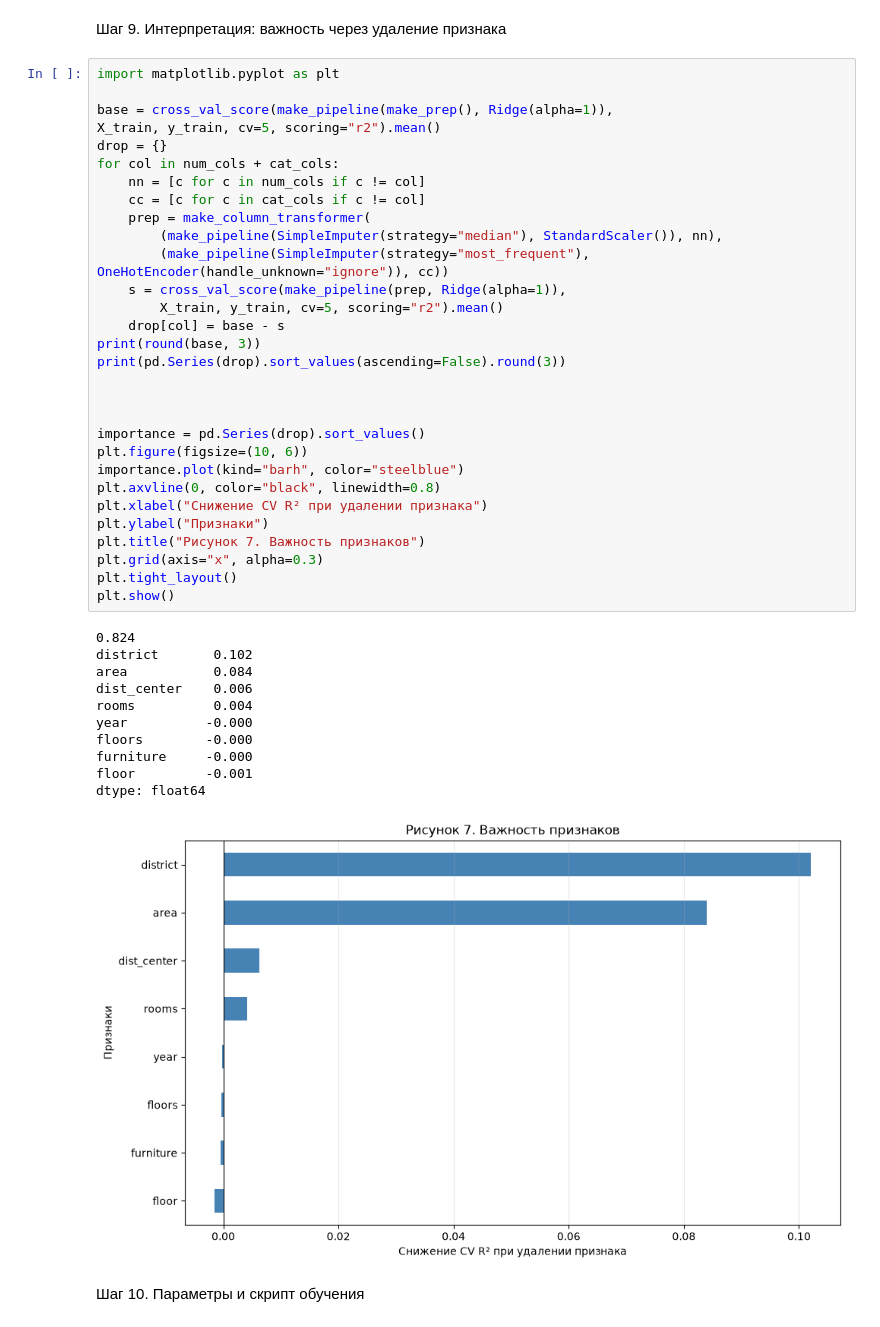
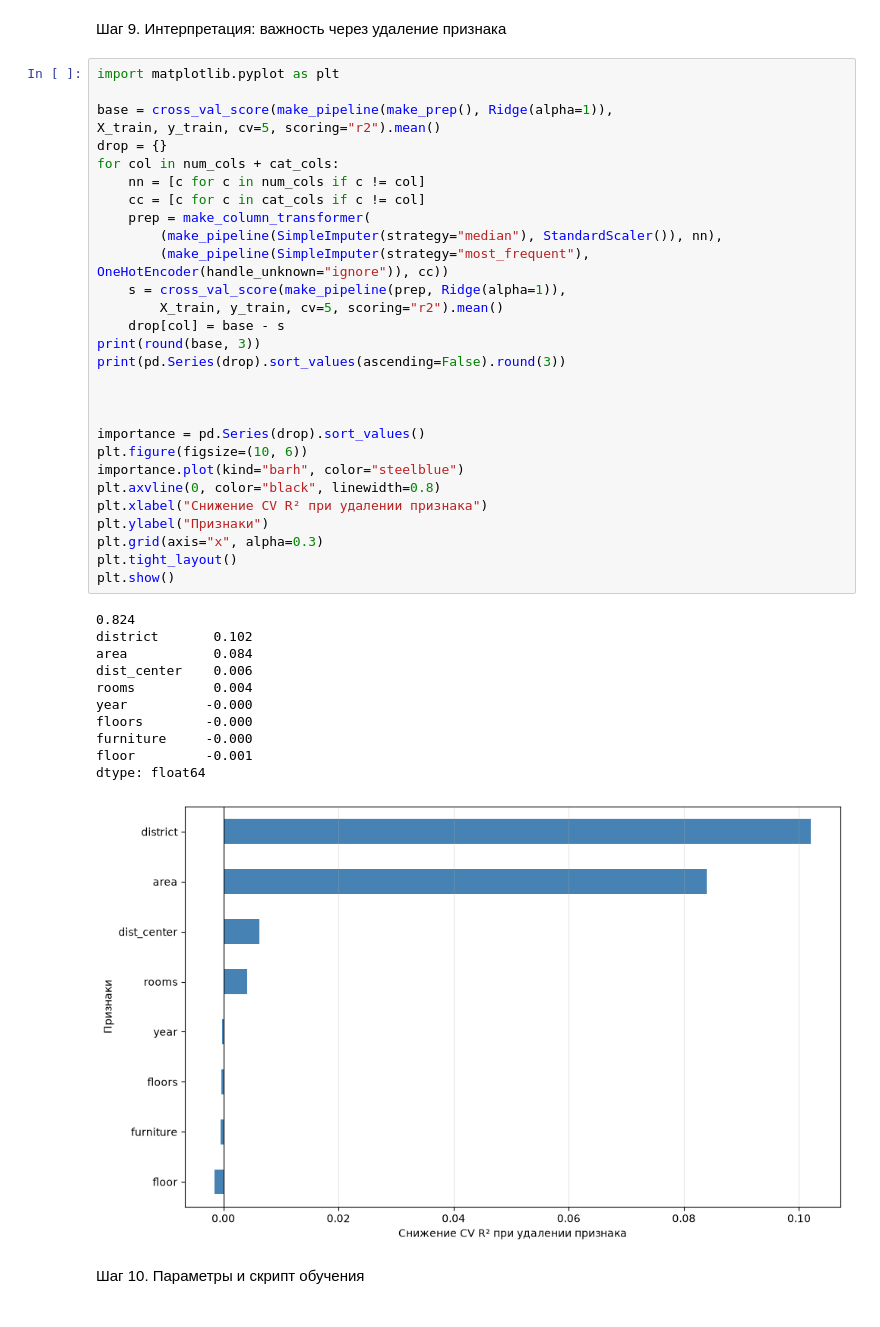
Before and after one commit to MalikovNurdaulet/PAD-Lab8, a Jupyter notebook: notebooks/lab8.ipynb, the cells around one changed output. Saved outputs shown, nothing was run; the diff lists cells and outputs as text.

```diff
--- a/notebooks/lab8.ipynb
+++ b/notebooks/lab8.ipynb
@@ -300,35 +376,34 @@ for col in num_cols + cat_cols:
         (make_pipeline(SimpleImputer(strategy="median"), StandardScaler()), nn),
         (make_pipeline(SimpleImputer(strategy="most_frequent"), OneHotEncoder(handle_unknown="ignore")), cc))
     s = cross_val_score(make_pipeline(prep, Ridge(alpha=1)),
         X_train, y_train, cv=5, scoring="r2").mean()
     drop[col] = base - s
 print(round(base, 3))
 print(pd.Series(drop).sort_values(ascending=False).round(3))
 
 
 
 importance = pd.Series(drop).sort_values()
 plt.figure(figsize=(10, 6))
 importance.plot(kind="barh", color="steelblue")
 plt.axvline(0, color="black", linewidth=0.8)
 plt.xlabel("Снижение CV R² при удалении признака")
 plt.ylabel("Признаки")
-plt.title("Рисунок 7. Важность признаков")
 plt.grid(axis="x", alpha=0.3)
 plt.tight_layout()
 plt.show()
 # %% [output]
 0.824
 district       0.102
 area           0.084
 dist_center    0.006
 rooms          0.004
 year          -0.000
 floors        -0.000
 furniture     -0.000
 floor         -0.001
 dtype: float64
-[figure, old version]
+[figure, new version]
 # %% [markdown]
 Шаг 10. Параметры и скрипт обучения
 # %% [markdown]
```
Also changed, not shown: parts of 2 cells of this notebook, 8 other files.
